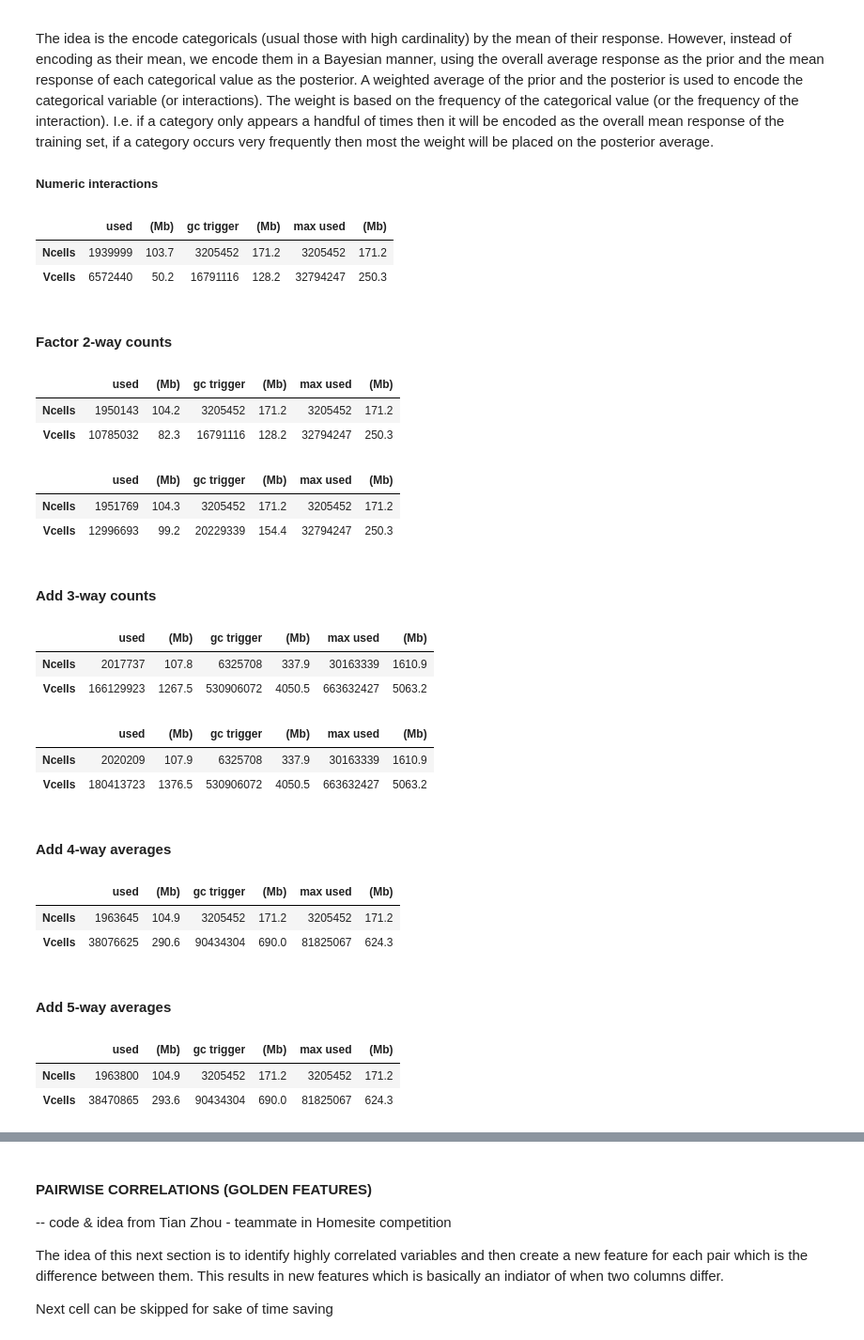
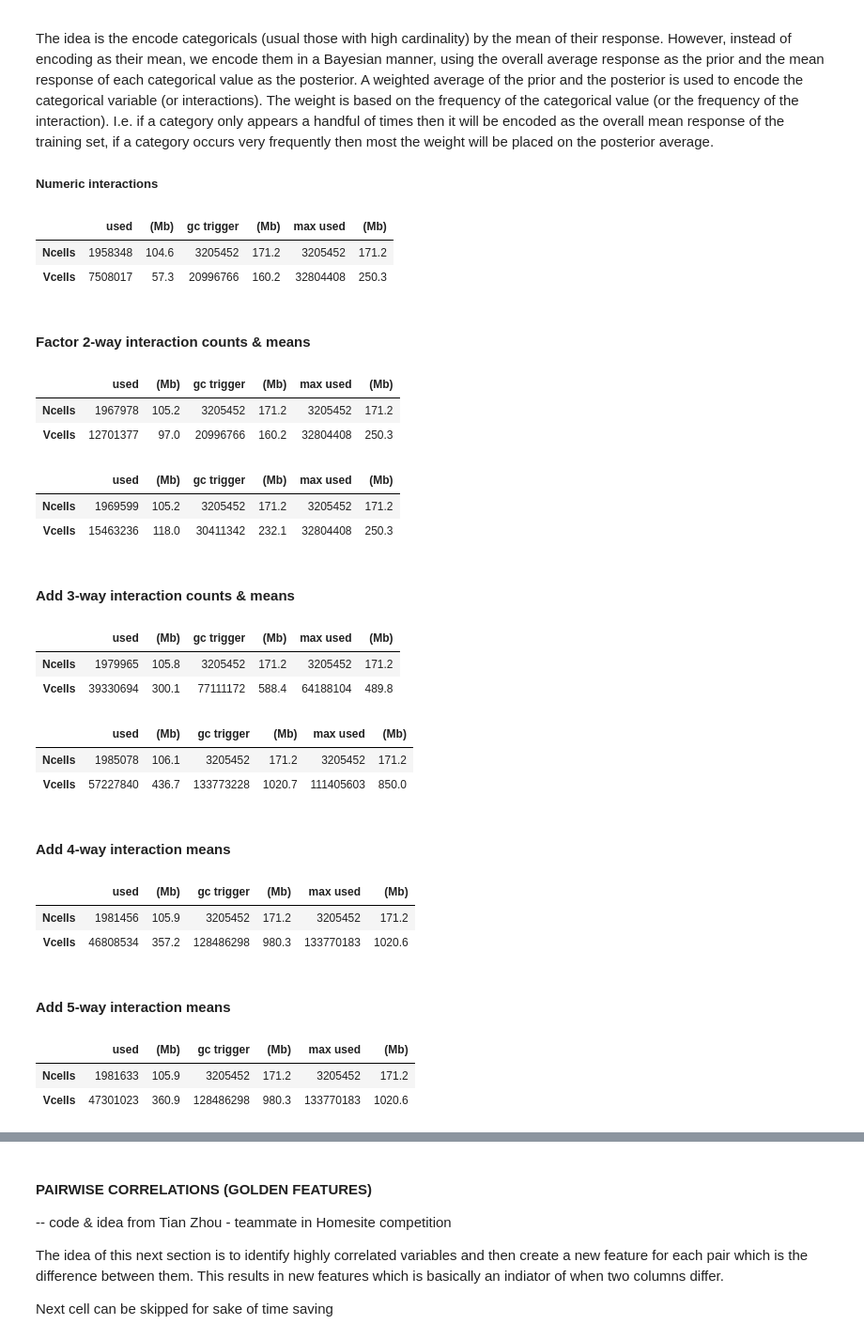
Before and after one commit to brandenkmurray/h2oDallas, a Jupyter notebook: Kaggle workshop.ipynb, the cells around one changed output, grey strips where cells are left out. Shown at 94% size. Drawn from its saved outputs; the diff is of its cells as text; code cells hidden in the pictures.

```diff
--- a/Kaggle workshop.ipynb
+++ b/Kaggle workshop.ipynb
@@ -439,3 +424,6 @@ excludeCols <- c("ID","target","filter","dummy","pred0")varCols <- setdiff(colna
+# %%
+excludeCols <- c("ID","target","filter","dummy","pred0")
+varCols <- setdiff(colnames(ts1), excludeCols)
 # %% [markdown]
 #### Create missingness table
 If you look at the data you will see that rows have similar missingness patterns so we can create a feature
@@ -486,9 +474,12 @@ ts1$rowSD <- apply(ts1[, numCols, with=FALSE], 1, sd)
 ts1$cntNA <- rowSums(is.na(ts1[, varCols, with=FALSE]))
 ts1$cntZero <- rowSums(ts1[, varCols, with=FALSE] == 0, na.rm=TRUE)
 ## Round numeric values -- This can sometimes help when a measurement is too granular
-head(ts1[,(numCols) := round(.SD,4), .SDcols=numCols],25)
+for (col in numCols){
+    set(ts1, j=col, value=round(ts1[[col]], 4))
+}
+#head(ts1[,(numCols) := round(.SD,4), .SDcols=numCols],25)
 ## Give blank factor levels a name -- just personal preference
 charCols <- colnames(ts1)[sapply(ts1, is.character)]
-for (i in 1:length(charCols)){
-  set(ts1, i=which(is.na(ts1[[charCols[i]]])), j=charCols[i], value="NULL")
+for (col in 1:length(charCols)){
+  set(ts1, i=which(is.na(ts1[[charCols[col]]])), j=charCols[col], value="NULL")
 }
@@ -547,28 +520,28 @@ occurs very frequently then most the weight will be placed on the posterior aver
 ##### Numeric interactions
 # %%
 pairs <- combn(c("v35","v21","v12","v50","v14","v40","v114","v34"), 2, simplify=FALSE)
-cl <- makeCluster(threads, type="FORK")
+cl <- makeCluster(threads)
 registerDoParallel(cl)
 set.seed(119)
 out <- foreach(i=1:length(pairs), .combine='comb', .multicombine=TRUE,
                .init=list(list(), list()), .packages=c("data.table")) %dorng% {
                  name <- paste0(pairs[[i]][1], "_", pairs[[i]][2], "_int2")
                  tmp <- ts1[,pairs[[i]][1], with=FALSE] / (ts1[,pairs[[i]][2], with=FALSE] + 1e-05)
                  if (var(tmp[ts1$filter==0]) != 0) # exclude columns with no variance in the training set
                    list(tmp, name)
                }
 stopCluster(cl)
 pairInts <- as.data.frame(out[[1]])
 colnames(pairInts) <- unlist(out[[2]])
 
 ts1 <- cbind(ts1, pairInts)
 rm(pairInts); gc()
 # %% [output]
 |  | used | (Mb) | gc trigger | (Mb) | max used | (Mb) |
-| Ncells | 1939999 | 103.7 | 3205452 | 171.2 | 3205452 | 171.2 |
-| Vcells | 6572440 | 50.2 | 16791116 | 128.2 | 32794247 | 250.3 |
+| Ncells | 1958348 | 104.6 | 3205452 | 171.2 | 3205452 | 171.2 |
+| Vcells | 7508017 | 57.3 | 20996766 | 160.2 | 32804408 | 250.3 |
 # %% [markdown]
-#### Factor 2-way counts
+#### Factor 2-way interaction counts & means
 # %%
 factCols <- colnames(ts1[,-excludeCols,with=FALSE])[sapply(ts1[,-excludeCols,with=FALSE], is.factor)]
 pairs <- combn(factCols, 2, simplify=FALSE)
@@ -612,13 +585,13 @@ ts1 <- cbind(ts1, pairMeans)
 rm(pairMeans); gc()
 # %% [output]
 |  | used | (Mb) | gc trigger | (Mb) | max used | (Mb) |
-| Ncells | 1950143 | 104.2 | 3205452 | 171.2 | 3205452 | 171.2 |
-| Vcells | 10785032 | 82.3 | 16791116 | 128.2 | 32794247 | 250.3 |
+| Ncells | 1967978 | 105.2 | 3205452 | 171.2 | 3205452 | 171.2 |
+| Vcells | 12701377 | 97.0 | 20996766 | 160.2 | 32804408 | 250.3 |
 |  | used | (Mb) | gc trigger | (Mb) | max used | (Mb) |
-| Ncells | 1951769 | 104.3 | 3205452 | 171.2 | 3205452 | 171.2 |
-| Vcells | 12996693 | 99.2 | 20229339 | 154.4 | 32794247 | 250.3 |
+| Ncells | 1969599 | 105.2 | 3205452 | 171.2 | 3205452 | 171.2 |
+| Vcells | 15463236 | 118.0 | 30411342 | 232.1 | 32804408 | 250.3 |
 # %% [markdown]
-#### Add 3-way counts
+#### Add 3-way interaction counts & means
 # %%
 triplets <- combn(c("v3","v10","v22","v24","v30","v38",
                     "v47","v52", "v56", "v62","v66","v72",
@@ -665,13 +638,13 @@ ts1 <- cbind(ts1, tripMeans)
 rm(tripMeans); gc()
 # %% [output]
 |  | used | (Mb) | gc trigger | (Mb) | max used | (Mb) |
-| Ncells | 2017737 | 107.8 | 6325708 | 337.9 | 30163339 | 1610.9 |
-| Vcells | 166129923 | 1267.5 | 530906072 | 4050.5 | 663632427 | 5063.2 |
+| Ncells | 1979965 | 105.8 | 3205452 | 171.2 | 3205452 | 171.2 |
+| Vcells | 39330694 | 300.1 | 77111172 | 588.4 | 64188104 | 489.8 |
 |  | used | (Mb) | gc trigger | (Mb) | max used | (Mb) |
-| Ncells | 2020209 | 107.9 | 6325708 | 337.9 | 30163339 | 1610.9 |
-| Vcells | 180413723 | 1376.5 | 530906072 | 4050.5 | 663632427 | 5063.2 |
+| Ncells | 1985078 | 106.1 | 3205452 | 171.2 | 3205452 | 171.2 |
+| Vcells | 57227840 | 436.7 | 133773228 | 1020.7 | 111405603 | 850.0 |
 # %% [markdown]
-#### Add 4-way averages
+#### Add 4-way interaction means
 # %%
 quads <- lapply(comb3List, function(x) c(x,"v22"))
 cl <- makeCluster(threads)
@@ -694,10 +667,10 @@ ts1 <- cbind(ts1, quadMeans)
 rm(quadMeans); gc()
 # %% [output]
 |  | used | (Mb) | gc trigger | (Mb) | max used | (Mb) |
-| Ncells | 1963645 | 104.9 | 3205452 | 171.2 | 3205452 | 171.2 |
-| Vcells | 38076625 | 290.6 | 90434304 | 690.0 | 81825067 | 624.3 |
+| Ncells | 1981456 | 105.9 | 3205452 | 171.2 | 3205452 | 171.2 |
+| Vcells | 46808534 | 357.2 | 128486298 | 980.3 | 133770183 | 1020.6 |
 # %% [markdown]
-#### Add 5-way averages
+#### Add 5-way interaction means
 # %%
 quints <- lapply(comb4List, function(x) c(x,"v22"))
 cl <- makeCluster(threads)
@@ -718,6 +691,6 @@ ts1 <- cbind(ts1, quintMeans)
 rm(quintMeans); gc()
 # %% [output]
 |  | used | (Mb) | gc trigger | (Mb) | max used | (Mb) |
-| Ncells | 1963800 | 104.9 | 3205452 | 171.2 | 3205452 | 171.2 |
-| Vcells | 38470865 | 293.6 | 90434304 | 690.0 | 81825067 | 624.3 |
+| Ncells | 1981633 | 105.9 | 3205452 | 171.2 | 3205452 | 171.2 |
+| Vcells | 47301023 | 360.9 | 128486298 | 980.3 | 133770183 | 1020.6 |
 # %% [markdown]
```
Also changed, not shown: parts of 14 cells of this notebook, 12 other files.
